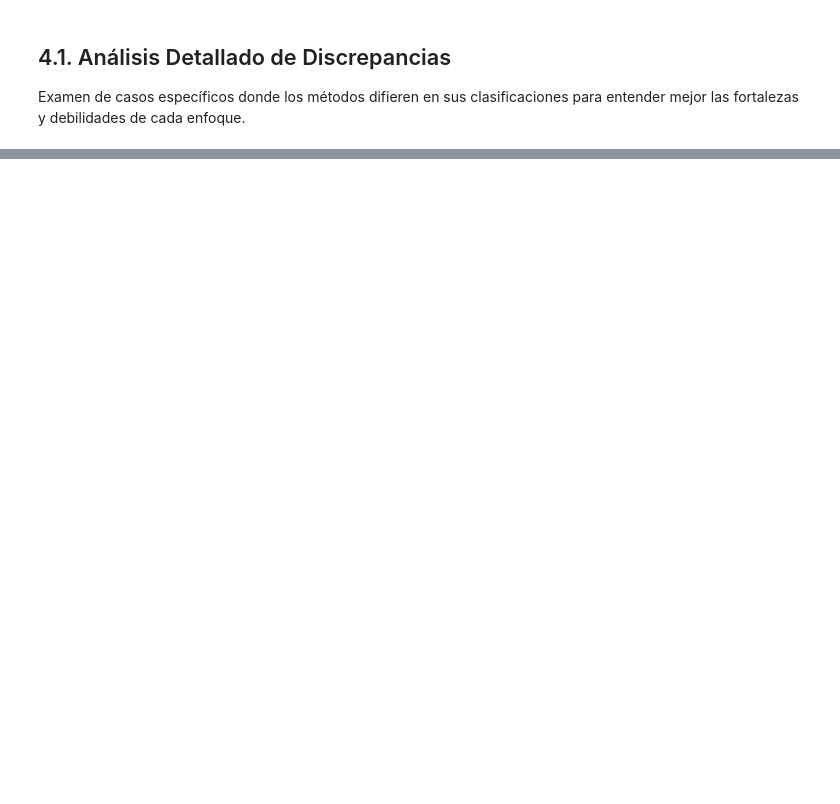
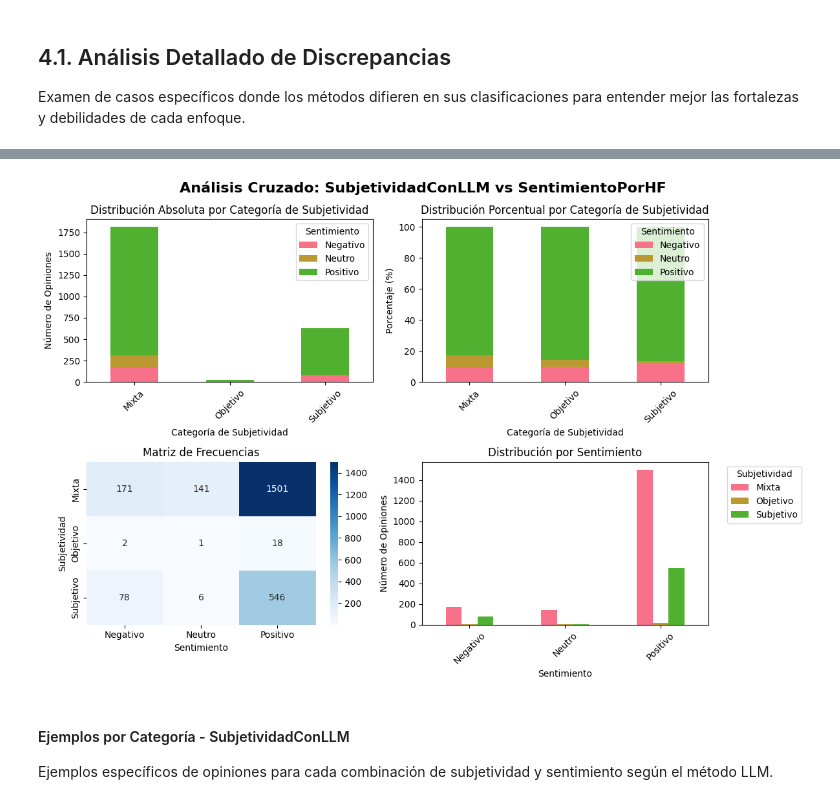
Before and after one commit to VictorWKey/AI-Tourism-Opinion-Analyzer, a Jupyter notebook: notebooks/06-comparacion-de-subjetividad-y-agrupacion-por-sentimiento.ipynb, the cells around one changed output, grey strips where cells are left out. Cells and saved outputs as stored; diff of their text form; code cells hidden in the pictures; blank space fills up the shorter version.

```diff
--- a/notebooks/06-comparacion-de-subjetividad-y-agrupacion-por-sentimiento.ipynb
+++ b/notebooks/06-comparacion-de-subjetividad-y-agrupacion-por-sentimiento.ipynb
@@ -188,0 +270,3 @@ Una vez seleccionado el método de subjetividad preferido, se procederá con:
+# %%
+resultados_llm = analizador_cruzado.analizar_metodo_subjetividad('SubjetividadConLLM')
+analizador_cruzado.mostrar_resumen(resultados_llm)
@@ -188,0 +291,8 @@ Una vez seleccionado el método de subjetividad preferido, se procederá con:
+# %%
+analizador_cruzado.visualizar_analisis(resultados_llm)
+# %% [output]
+[figure, added]
+# %% [markdown]
+#### Ejemplos por Categoría - SubjetividadConLLM
+
+Ejemplos específicos de opiniones para cada combinación de subjetividad y sentimiento según el método LLM.
```
Also changed, not shown: parts of 22 cells of this notebook, 3 other files.
